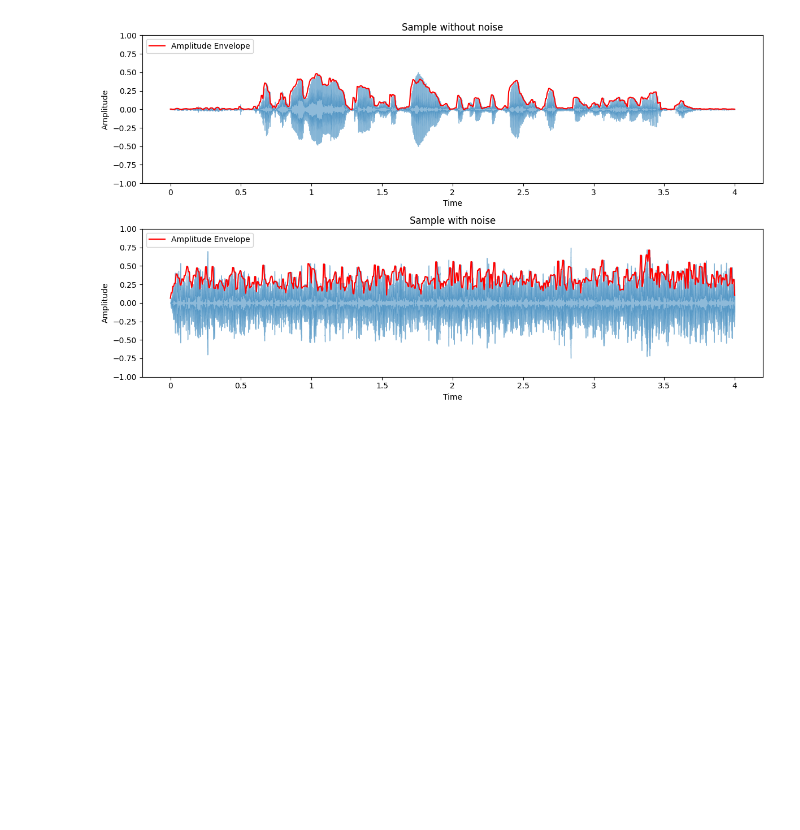
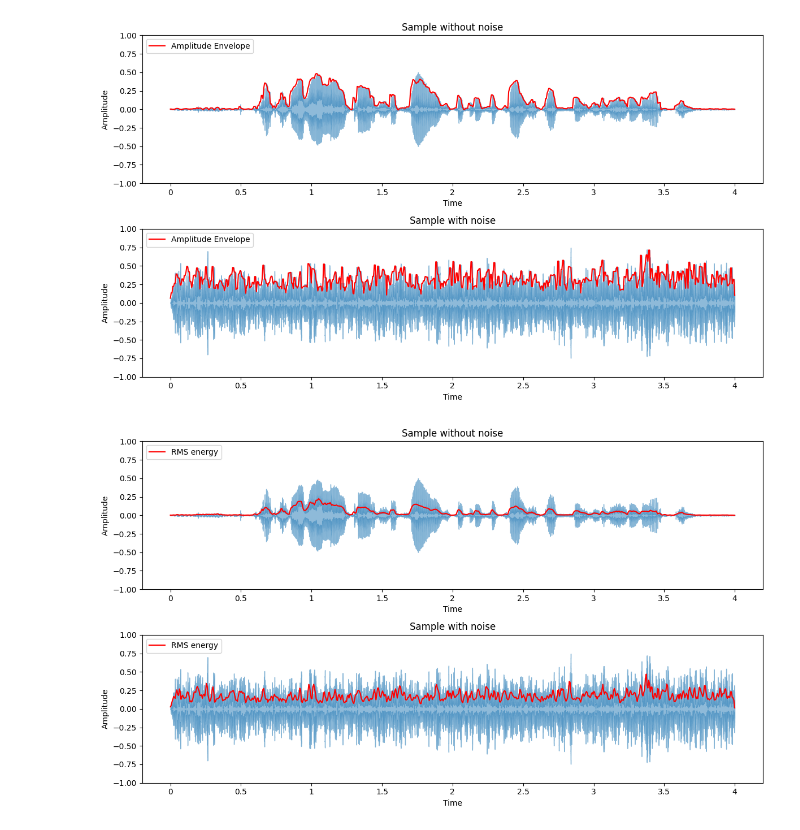
Before and after one commit to MahyarFardin/Deep-white-noise-elimination-using-recurrent-and-convolutional-generative-adversial-networks, a Jupyter notebook: dataset_overview.ipynb, the cells around one changed output. Saved outputs shown, nothing was run; the diff lists cells and outputs as text; code cells hidden in the pictures; blank space fills up the shorter version.

Commit message:
RMSE extraction added

```diff
--- a/dataset_overview.ipynb
+++ b/dataset_overview.ipynb
@@ -87,21 +80,20 @@ plot_samples(signal_clean, signal_noise, sr)
 # %%
-FRAME_SIZE = 512
-HOP_LENGTH = 256
-
-def amplitude_envelope(signal, frame_size = FRAME_SIZE, hop_length = HOP_LENGTH):
+def amplitude_envelope(signal, frame_length = FRAME_LENGTH, hop_length = HOP_LENGTH):
   """
     Computes the amplitude envelope of a signal.
 
     Parameters:
     - signal (numpy.ndarray): The input signal.
-    - frame_size (int, optional): The size of each analysis frame. Defaults to FRAME_SIZE(1024).
+    - frame_length (int, optional): The size of each analysis frame. Defaults to FRAME_LENGTH(1024).
     - hop_length (int, optional): The number of samples between adjacent frames. Defaults to HOP_LENGTH(512).
 
     Returns:
     - numpy.ndarray: An array containing the maximum amplitude value within each frame.
   """
-  return np.array([max(signal[i:i+frame_size]) for i in range(0, signal.size, hop_length)])
+  return np.array([max(signal[i:i+frame_length]) for i in range(0, signal.size, hop_length)])
 # %%
-ae_signal_clean = amplitude_envelope(signal_clean, FRAME_SIZE, HOP_LENGTH)
-ae_signal_noise = amplitude_envelope(signal_noise, FRAME_SIZE, HOP_LENGTH)
+# Extract amplitude envelope of our two samples
+
+ae_signal_clean = amplitude_envelope(signal_clean, FRAME_LENGTH, HOP_LENGTH)
+ae_signal_noise = amplitude_envelope(signal_noise, FRAME_LENGTH, HOP_LENGTH)
 # %%
@@ -140,0 +154,41 @@ plt.show()
+# %%
+# Extract root-mean-square (RMS) energy of our two samples
+
+rms_signal_clean = rms(signal_clean, FRAME_LENGTH, HOP_LENGTH)
+rms_signal_noise = rms(signal_noise, FRAME_LENGTH, HOP_LENGTH)
+# %%
+# Convert frame indices to time values
+frames = range(len(rms_signal_clean))
+time = librosa.frames_to_time(frames, hop_length = HOP_LENGTH)/2
+
+
+# Visualise EMSE for our two samples
+plt.figure(figsize = (12,7))
+
+
+# Plot amplitude envelope of signal_clean
+plt.subplot(2, 1, 1)
+librosa.display.waveshow(signal_clean, sr = sr, alpha = 0.5)
+plt.plot(time, rms_signal_clean, color = "r", label="RMS energy")
+plt.ylim((-1 , 1))
+plt.title("Sample without noise")
+plt.xlabel("Time")
+plt.ylabel("Amplitude")
+plt.legend(loc = "upper left")
+
+
+#Plot amplitude envelope of signal_noise
+plt.subplot(2, 1, 2)
+librosa.display.waveshow(signal_noise, sr = sr, alpha = 0.5)
+plt.plot(time, rms_signal_noise, color = "r", label="RMS energy")
+plt.ylim((-1 , 1))
+plt.title("Sample with noise")
+plt.xlabel("Time")
+plt.ylabel("Amplitude")
+plt.legend(loc = "upper left")
+
+
+plt.tight_layout()
+plt.show()
+# %% [output]
+[figure, added]
```
Also changed, not shown: parts of 7 cells of this notebook.
